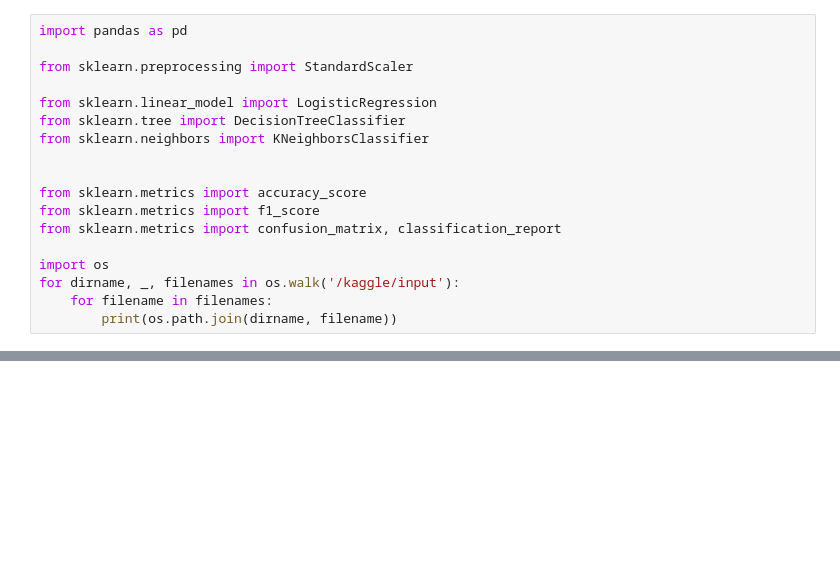
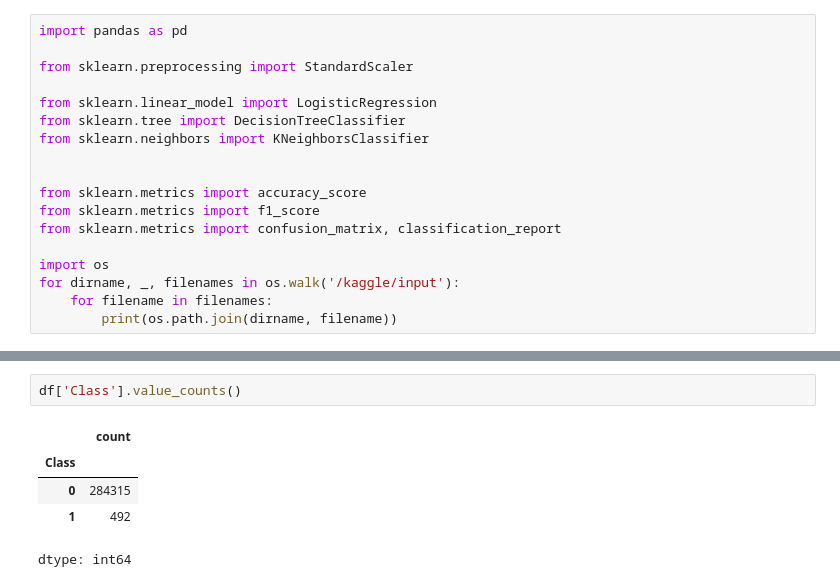
Before and after one commit to joannedonohue/final_project_group_3, a Jupyter notebook: Final_Project_Group3_Fraud.ipynb, the cells around one changed output, grey strips where cells are left out. Drawn from its saved outputs; the diff is of its cells as text; blank space fills up the shorter version.

```diff
--- a/Final_Project_Group3_Fraud.ipynb
+++ b/Final_Project_Group3_Fraud.ipynb
@@ -47,3 +47,11 @@ df1
 | 284805 | 172788.0 | -0.240440 | 0.530483 | 0.702510 | 0.689799 | -0.377961 | 0.623708 | -0.686180 | 0.679145 | 0.392087 | ... | ... |
 | 284806 | 172792.0 | -0.533413 | -0.189733 | 0.703337 | -0.506271 | -0.012546 | -0.649617 | 1.577006 | -0.414650 | 0.486180 | ... | ... |
 284807 rows × 31 columns
+# %%
+df['Class'].value_counts()
+# %% [output]
+|  | count |
+| Class |  |
+| 0 | 284315 |
+| 1 | 492 |
+dtype: int64
```
Also changed, not shown: parts of 7 cells of this notebook.
